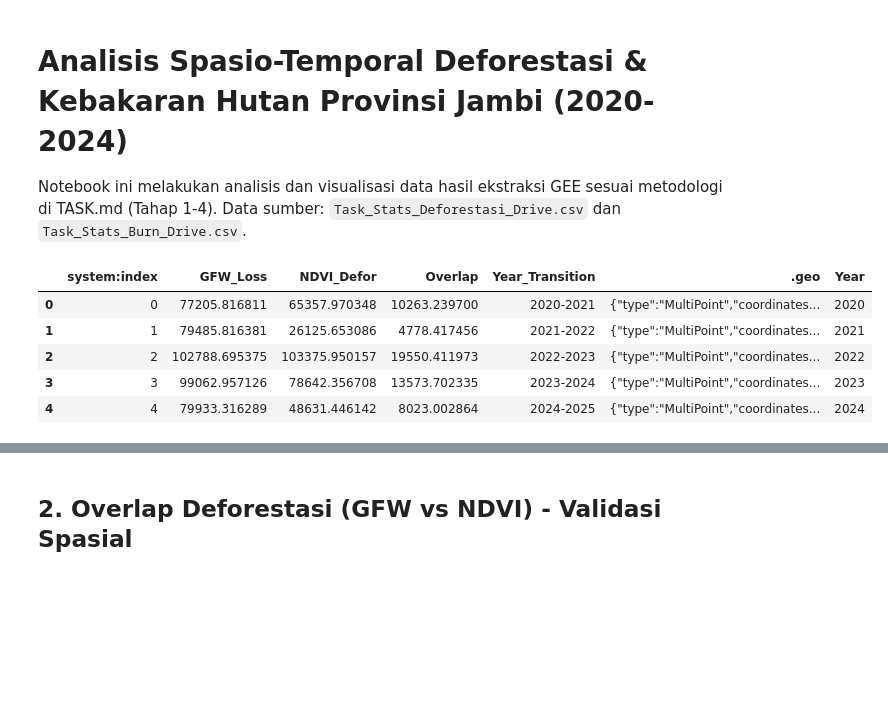
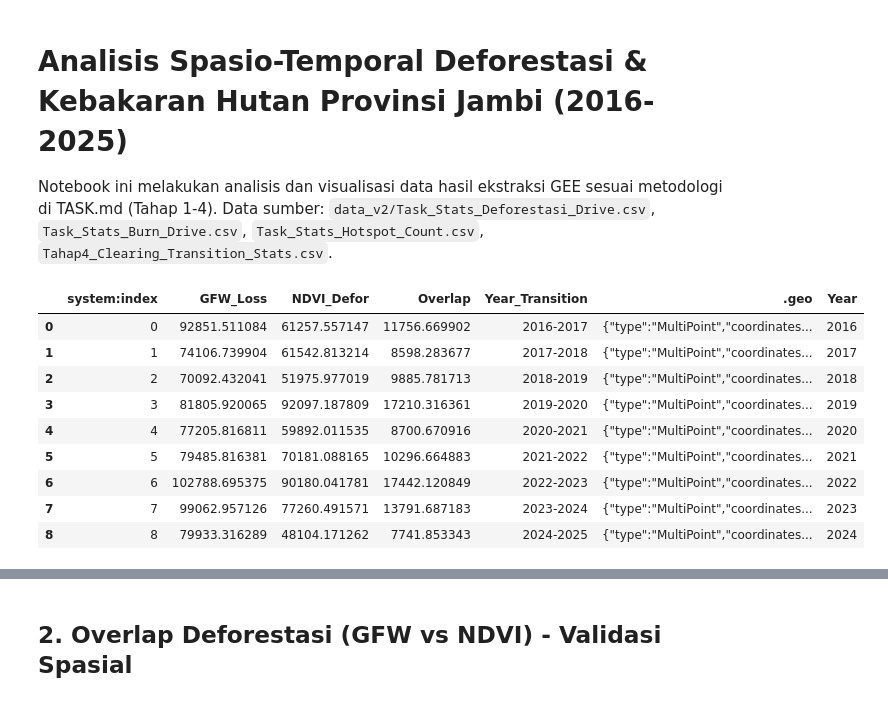
Before and after one commit to FaarisKhairrudin/fire-deforestation-analysis, a Jupyter notebook: GEE/analysis_visualization.ipynb, the cells around one changed output, grey strips where cells are left out. Saved outputs shown, nothing was run; the diff lists cells and outputs as text; code cells hidden in the pictures; blank space fills up the shorter version.

```diff
--- a/GEE/analysis_visualization.ipynb
+++ b/GEE/analysis_visualization.ipynb
@@ -1,8 +1,8 @@
 # %% [markdown]
-# Analisis Spasio-Temporal Deforestasi & Kebakaran Hutan Provinsi Jambi (2020-2024)
+# Analisis Spasio-Temporal Deforestasi & Kebakaran Hutan Provinsi Jambi (2016-2025)
 
 Notebook ini melakukan analisis dan visualisasi data hasil ekstraksi GEE sesuai metodologi di TASK.md (Tahap 1-4).
-Data sumber: `Task_Stats_Deforestasi_Drive.csv` dan `Task_Stats_Burn_Drive.csv`.
+Data sumber: `data_v2/Task_Stats_Deforestasi_Drive.csv`, `Task_Stats_Burn_Drive.csv`, `Task_Stats_Hotspot_Count.csv`, `Tahap4_Clearing_Transition_Stats.csv`.
 # %%
 import pandas as pd
 import matplotlib.pyplot as plt
@@ -13,18 +13,27 @@ sns.set_style("whitegrid")
 plt.rcParams['figure.figsize'] = (12, 6)
 plt.rcParams['font.size'] = 12
 # %%
-df_defor = pd.read_csv('data/Task_Stats_Deforestasi_Drive.csv')
-df_burn = pd.read_csv('data/Task_Stats_Burn_Drive.csv')
+df_defor = pd.read_csv('data/data_v2/Task_Stats_Deforestasi_Drive(3).csv')
+df_burn = pd.read_csv('data/data_v2/Task_Stats_Burn_Drive(3).csv')
+df_clearing = pd.read_csv('data/data_v2/Tahap4_Clearing_Transition_Stats(3).csv')
+df_hotspot = pd.read_csv('data/data_v2/Task_Stats_Hotspot_Count(1).csv')
+
 df_defor['Year'] = df_defor['Year_Transition'].str[:4].astype(int)
 df_burn['Year'] = df_burn['Year_Transition'].str[:4].astype(int)
+df_clearing['Year'] = df_clearing['Year_Transition'].str[:4].astype(int)
+df_hotspot['Year'] = df_hotspot['year'].astype(int)
 df_defor
 # %% [output]
 |  | system:index | GFW_Loss | NDVI_Defor | Overlap | Year_Transition | .geo | Year |
-| 0 | 0 | 77205.816811 | 65357.970348 | 10263.239700 | 2020-2021 | {"type":"MultiPoint","coordinates... | 2020 |
-| 1 | 1 | 79485.816381 | 26125.653086 | 4778.417456 | 2021-2022 | {"type":"MultiPoint","coordinates... | 2021 |
-| 2 | 2 | 102788.695375 | 103375.950157 | 19550.411973 | 2022-2023 | {"type":"MultiPoint","coordinates... | 2022 |
-| 3 | 3 | 99062.957126 | 78642.356708 | 13573.702335 | 2023-2024 | {"type":"MultiPoint","coordinates... | 2023 |
-| 4 | 4 | 79933.316289 | 48631.446142 | 8023.002864 | 2024-2025 | {"type":"MultiPoint","coordinates... | 2024 |
+| 0 | 0 | 92851.511084 | 61257.557147 | 11756.669902 | 2016-2017 | {"type":"MultiPoint","coordinates... | 2016 |
+| 1 | 1 | 74106.739904 | 61542.813214 | 8598.283677 | 2017-2018 | {"type":"MultiPoint","coordinates... | 2017 |
+| 2 | 2 | 70092.432041 | 51975.977019 | 9885.781713 | 2018-2019 | {"type":"MultiPoint","coordinates... | 2018 |
+| 3 | 3 | 81805.920065 | 92097.187809 | 17210.316361 | 2019-2020 | {"type":"MultiPoint","coordinates... | 2019 |
+| 4 | 4 | 77205.816811 | 59892.011535 | 8700.670916 | 2020-2021 | {"type":"MultiPoint","coordinates... | 2020 |
+| 5 | 5 | 79485.816381 | 70181.088165 | 10296.664883 | 2021-2022 | {"type":"MultiPoint","coordinates... | 2021 |
+| 6 | 6 | 102788.695375 | 90180.041781 | 17442.120849 | 2022-2023 | {"type":"MultiPoint","coordinates... | 2022 |
+| 7 | 7 | 99062.957126 | 77260.491571 | 13791.687183 | 2023-2024 | {"type":"MultiPoint","coordinates... | 2023 |
+| 8 | 8 | 79933.316289 | 48104.171262 | 7741.853343 | 2024-2025 | {"type":"MultiPoint","coordinates... | 2024 |
 # %%
 print('=== DEFORESTASI DATA ===')
 display(df_defor)
```
Also changed, not shown: parts of 22 cells of this notebook, 25 other files.
